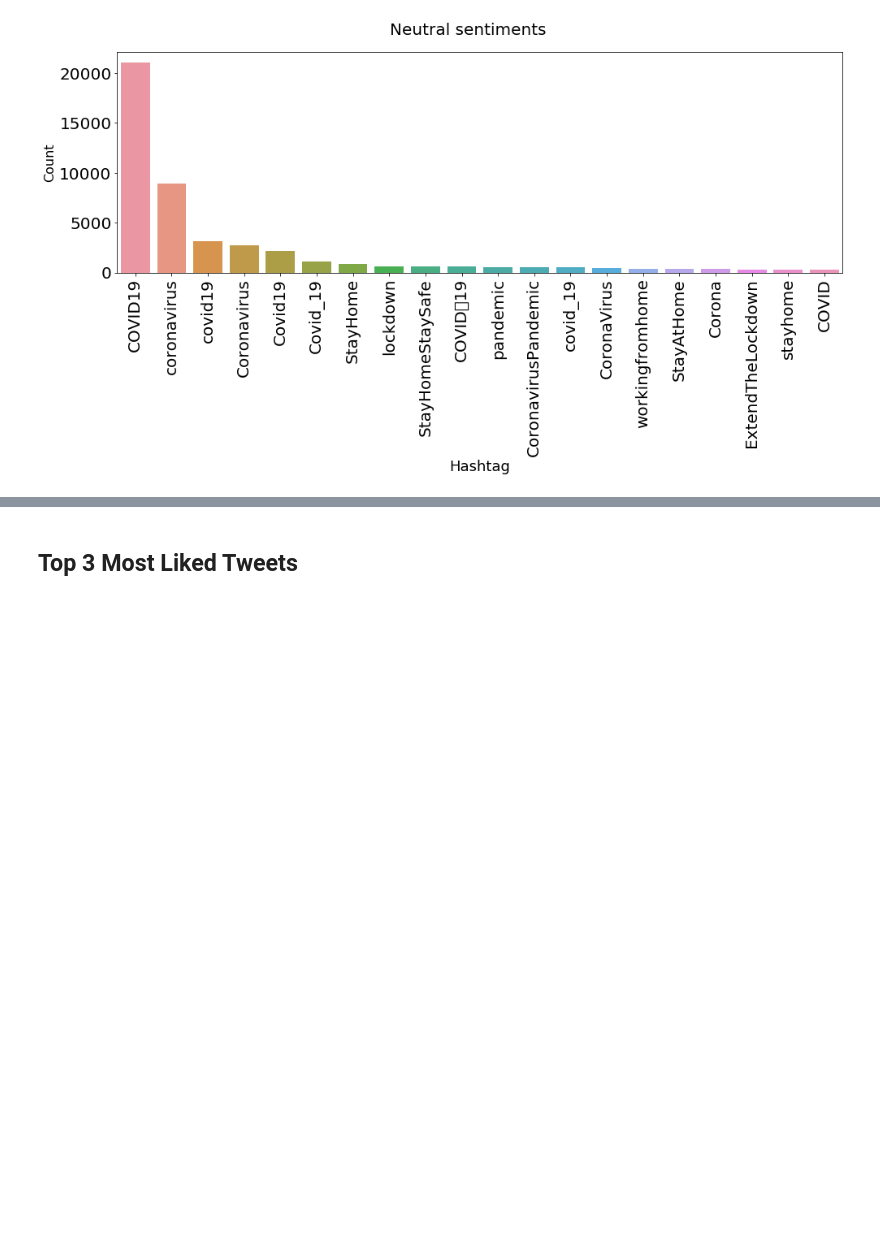
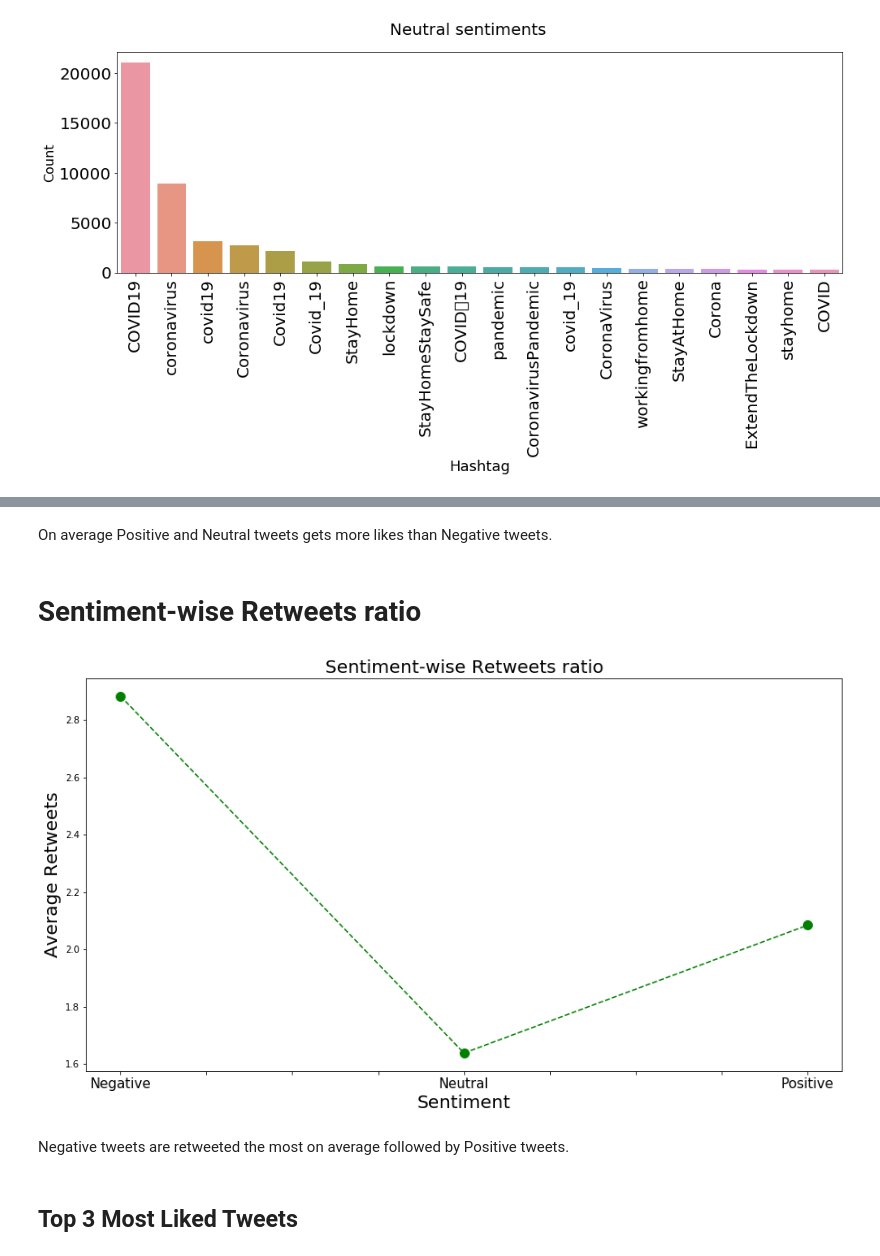
Before and after one commit to adimanzz/Covid-19-Tweets-Sentiment-Anaysis-using-RNN-and-GloVe-, a Jupyter notebook: Covid19 Tweets - Sentiment Analysis.ipynb, the cells around one changed output, grey strips where cells are left out. Drawn from its saved outputs; the diff is of its cells as text; code cells hidden in the pictures; blank space fills up the shorter version.

```diff
--- a/Covid19 Tweets - Sentiment Analysis.ipynb
+++ b/Covid19 Tweets - Sentiment Analysis.ipynb
@@ -346,3 +359,20 @@ plot_hashtag(ht_neu_df,'Neutral sentiments')
+# %% [markdown]
+On average Positive and Neutral tweets gets more likes than Negative tweets.
+# %% [markdown]
+# Sentiment-wise Retweets ratio
+# %%
+plt.figure(figsize = (15,8))
+df_eng.groupby(['sentiment'])['retweet_count'].mean().plot(color='green', linestyle='dashed', marker='o',
+                                                            markerfacecolor='g', markersize=10)
+plt.title('Sentiment-wise Retweets ratio', fontsize = 20)
+plt.xlabel('Sentiment', fontsize = 20)
+plt.ylabel('Average Retweets', fontsize = 20)
+plt.xticks(fontsize = 15)
+plt.show()
+# %% [output]
+[figure, added]
+# %% [markdown]
+Negative tweets are retweeted the most on average followed by Positive tweets.
 # %% [markdown]
 ## Top 3 Most Liked Tweets
 # %%
```
Also changed, not shown: parts of 20 cells of this notebook, 1 other file.
